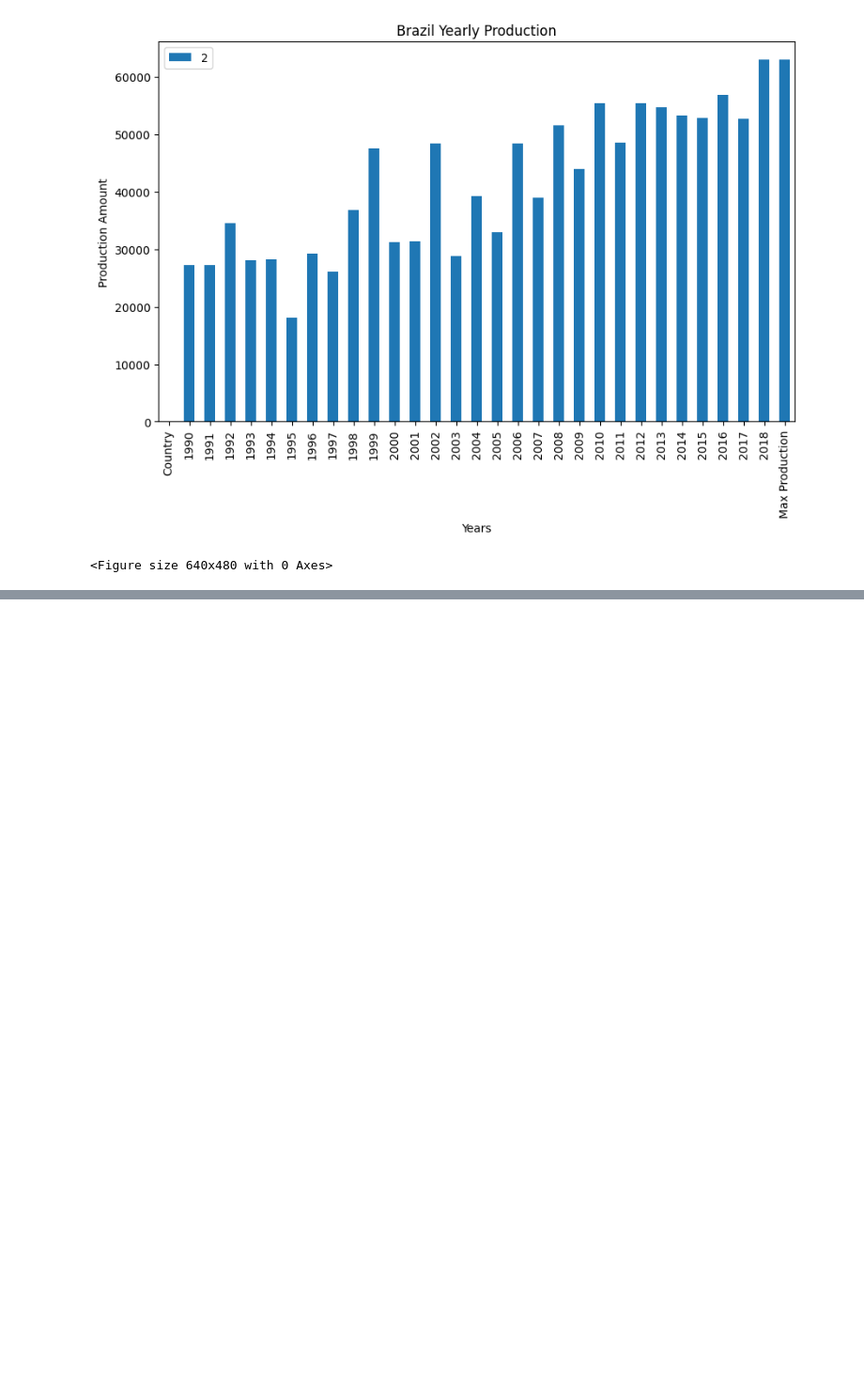
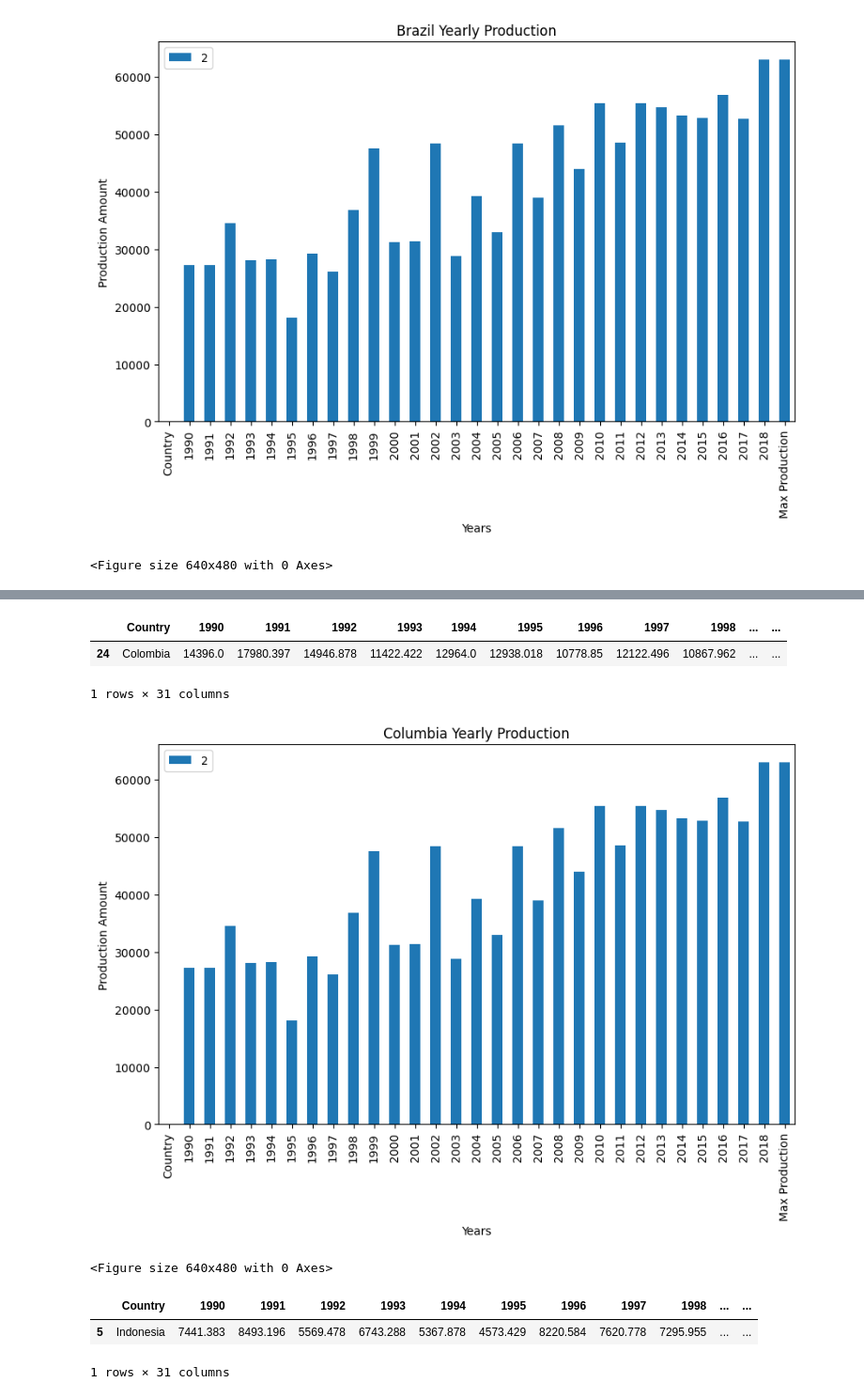
Before and after one commit to colinroberts-data-analytics-portfolio/project1, a Jupyter notebook: Coffee_Production.ipynb, the cells around one changed output, grey strips where cells are left out. Shown at 94% size. Cells and saved outputs as stored; diff of their text form; code cells hidden in the pictures; blank space fills up the shorter version.

```diff
--- a/Coffee_Production.ipynb
+++ b/Coffee_Production.ipynb
@@ -228,0 +254,35 @@ plt.savefig("graphs/Brazil_Yearly_Production.png")
+# %%
+coffee_production_df.reset_index(drop=True, inplace=True)
+
+columbia_df = pd.DataFrame(coffee_production_df.iloc[24]).T
+
+columbia_df
+# %% [output]
+|  | Country | 1990 | 1991 | 1992 | 1993 | 1994 | 1995 | 1996 | 1997 | 1998 | ... | ... |
+| 24 | Colombia | 14396.0 | 17980.397 | 14946.878 | 11422.422 | 12964.0 | 12938.018 | 10778.85 | 12122.496 | 10867.962 | ... | ... |
+1 rows × 31 columns
+# %%
+transposed_columbia_df = columbia_df.T
+
+transposed_columbia = transposed_columbia_df.apply(pd.to_numeric, errors='coerce')
+
+transposed_df_numeric.plot(kind='bar', figsize=(10, 6))
+plt.xlabel('Years')
+plt.ylabel('Production Amount')
+plt.title('Columbia Yearly Production')
+plt.show()
+
+plt.savefig("graphs/Columbia_Yearly_Production.png")
+# %% [output]
+[figure, added]
+<Figure size 640x480 with 0 Axes>
+# %%
+coffee_production_df.reset_index(drop=True, inplace=True)
+
+indonesia_df = pd.DataFrame(coffee_production_df.iloc[5]).T
+
+indonesia_df
+# %% [output]
+|  | Country | 1990 | 1991 | 1992 | 1993 | 1994 | 1995 | 1996 | 1997 | 1998 | ... | ... |
+| 5 | Indonesia | 7441.383 | 8493.196 | 5569.478 | 6743.288 | 5367.878 | 4573.429 | 8220.584 | 7620.778 | 7295.955 | ... | ... |
+1 rows × 31 columns
```
Also changed, not shown: parts of 5 cells of this notebook, 4 other files.
